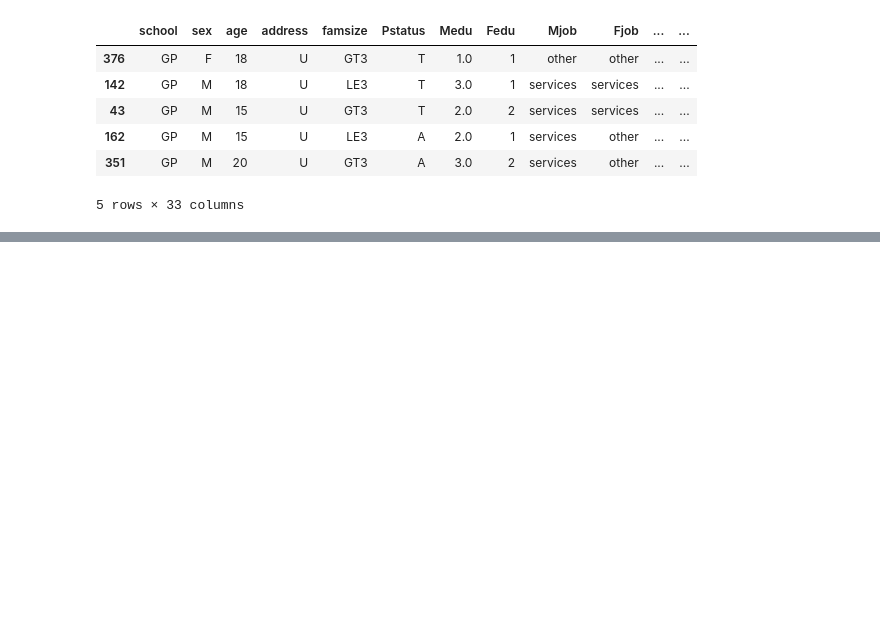
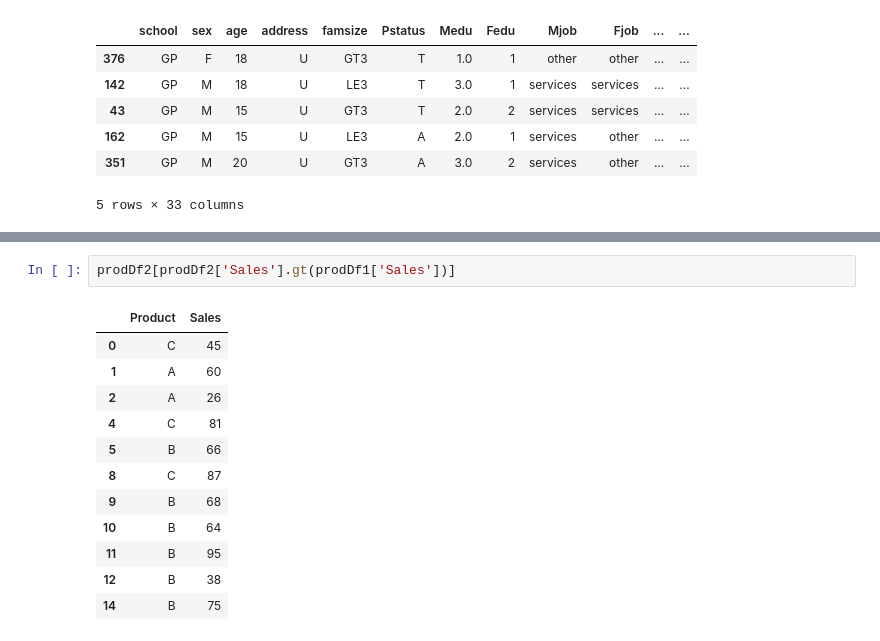
Before and after one commit to mlhudson1/CIDM4310-70_Pandas, a Jupyter notebook: Chapter1Fixed.ipynb, the cells around one changed output, grey strips where cells are left out. Drawn from its saved outputs; the diff is of its cells as text; blank space fills up the shorter version.

```diff
--- a/Chapter1Fixed.ipynb
+++ b/Chapter1Fixed.ipynb
@@ -608,0 +795,15 @@ train.head()
+# %%
+prodDf2[prodDf2['Sales'].gt(prodDf1['Sales'])]
+# %% [output]
+|  | Product | Sales |
+| 0 | C | 45 |
+| 1 | A | 60 |
+| 2 | A | 26 |
+| 4 | C | 81 |
+| 5 | B | 66 |
+| 8 | C | 87 |
+| 9 | B | 68 |
+| 10 | B | 64 |
+| 11 | B | 95 |
+| 12 | B | 38 |
+| 14 | B | 75 |
```
Also changed, not shown: parts of 15 cells of this notebook.
